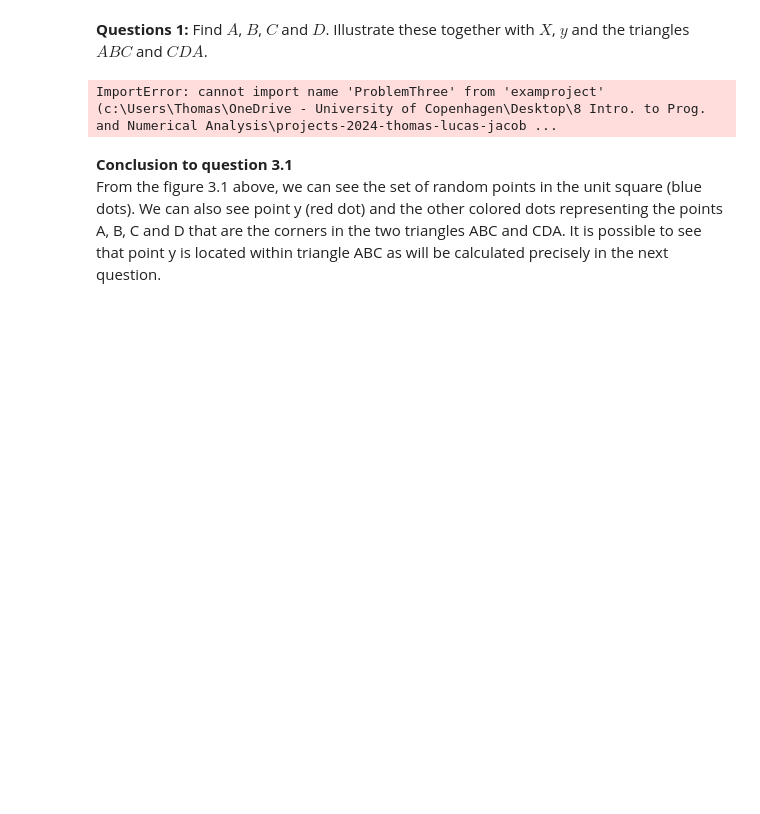
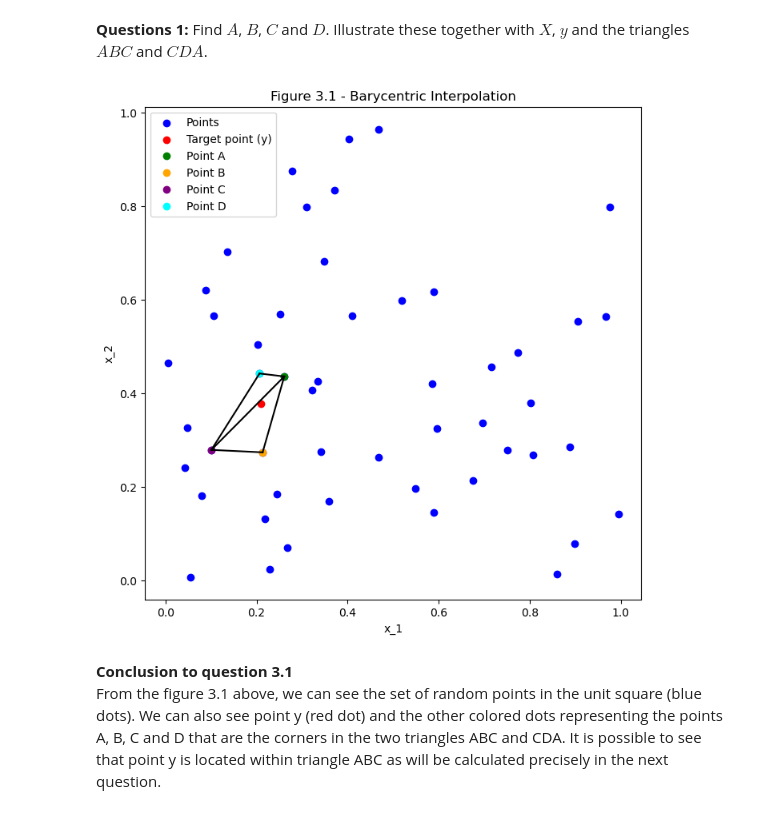
Before and after one commit to NumEconCopenhagen/projects-2024-thomas-lucas-jacob, a Jupyter notebook: examproject/exam_2024.ipynb, the cells around one changed output. Cells and saved outputs as stored; diff of their text form; code cells hidden in the pictures; blank space fills up the shorter version.

```diff
--- a/examproject/exam_2024.ipynb
+++ b/examproject/exam_2024.ipynb
@@ -430,34 +427,44 @@ X = rng.uniform(size=(50,2))
 y = rng.uniform(size=(2,))
 # %% [markdown]
 **Questions 1:** Find $A$, $B$, $C$ and $D$. Illustrate these together with $X$, $y$ and the triangles $ABC$ and $CDA$.
-# %%
-# We call the points that has been defined:
-A, B, C, D = points(X, y)
-
-# Plot the points and the triangles:
-plt.figure(figsize=(8, 8))
-plt.scatter(X[:, 0], X[:, 1], c='blue', label='Points')
-plt.scatter(*y, c='red', label='Target point (y)')
-plt.scatter(*A, c='green', label='Point A')
-plt.scatter(*B, c='orange', label='Point B')
-plt.scatter(*C, c='purple', label='Point C')
-plt.scatter(*D, c='cyan', label='Point D')
-
-# Drawing triangles:
-plt.plot([A[0], B[0]], [A[1], B[1]], 'k-')
-plt.plot([B[0], C[0]], [B[1], C[1]], 'k-')
-plt.plot([C[0], A[0]], [C[1], A[1]], 'k-')
-plt.plot([C[0], D[0]], [C[1], D[1]], 'k-')
-plt.plot([D[0], A[0]], [D[1], A[1]], 'k-')
-
-# Giving axis titles and figure header:
-plt.xlabel('x_1')
-plt.ylabel('x_2')
-plt.legend()
-plt.title('Figure 3.1 - Barycentric Interpolation')
-plt.show()
-# %% [output]
-ImportError: cannot import name 'ProblemThree' from 'examproject' (c:\Users\Thomas\OneDrive - University of Copenhagen\Desktop\8 Intro. to Prog. and Numerical Analysis\projects-2024-thomas-lucas-jacob ...
+# %%
+# We now define the points A,B,C and D.
+# We use "np.linalg.norm(x - y)" as it is the same as writing the Euclidean distance between two points.
+# So the Euclidean in the functions, we instead compute using numpy.
+def points(X, y):
+    A = min((x for x in X if x[0] > y[0] and x[1] > y[1]), key=lambda x: np.linalg.norm(x - y), default=np.array([np.nan, np.nan]))
+    B = min((x for x in X if x[0] > y[0] and x[1] < y[1]), key=lambda x: np.linalg.norm(x - y), default=np.array([np.nan, np.nan]))
+    C = min((x for x in X if x[0] < y[0] and x[1] < y[1]), key=lambda x: np.linalg.norm(x - y), default=np.array([np.nan, np.nan]))
+    D = min((x for x in X if x[0] < y[0] and x[1] > y[1]), key=lambda x: np.linalg.norm(x - y), default=np.array([np.nan, np.nan]))
+    return A, B, C, D
+
+# We call the points that is now defined:
+A, B, C, D = points(X, y)
+
+# Plot the points and the triangles:
+plt.figure(figsize=(8, 8))
+plt.scatter(X[:, 0], X[:, 1], c='blue', label='Points')
+plt.scatter(*y, c='red', label='Target point (y)')
+plt.scatter(*A, c='green', label='Point A')
+plt.scatter(*B, c='orange', label='Point B')
+plt.scatter(*C, c='purple', label='Point C')
+plt.scatter(*D, c='cyan', label='Point D')
+
+# Drawing triangles:
+plt.plot([A[0], B[0]], [A[1], B[1]], 'k-')
+plt.plot([B[0], C[0]], [B[1], C[1]], 'k-')
+plt.plot([C[0], A[0]], [C[1], A[1]], 'k-')
+plt.plot([C[0], D[0]], [C[1], D[1]], 'k-')
+plt.plot([D[0], A[0]], [D[1], A[1]], 'k-')
+
+# Giving axis titles and figure header:
+plt.xlabel('x_1')
+plt.ylabel('x_2')
+plt.legend()
+plt.title('Figure 3.1 - Barycentric Interpolation')
+plt.show()
+# %% [output]
+[figure, added]
 # %% [markdown]
 **Conclusion to question 3.1**\
 From the figure 3.1 above, we can see the set of random points in the unit square (blue dots). We can also see point y (red dot) and the other colored dots representing the points A, B, C and D that are the corners in the two triangles ABC and CDA. It is possible to see that point y is located within triangle ABC as will be calculated precisely in the next question.
```
Also changed, not shown: parts of 3 cells of this notebook.
